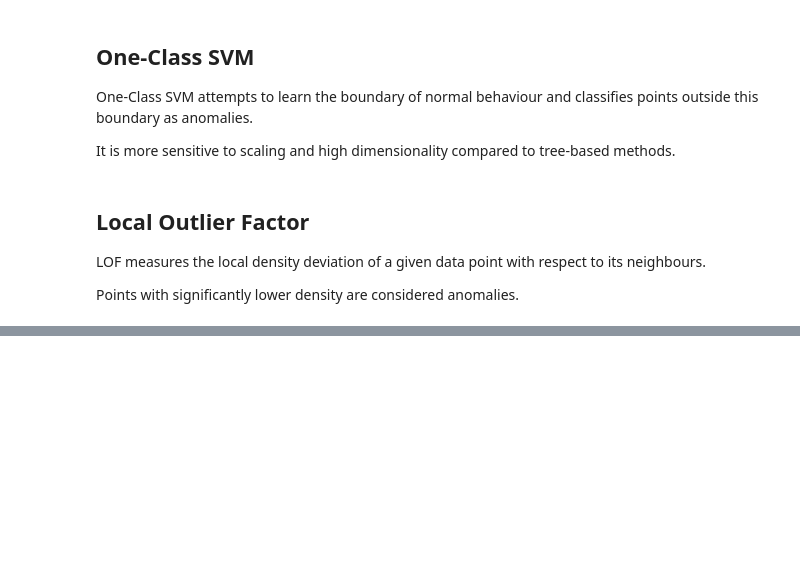
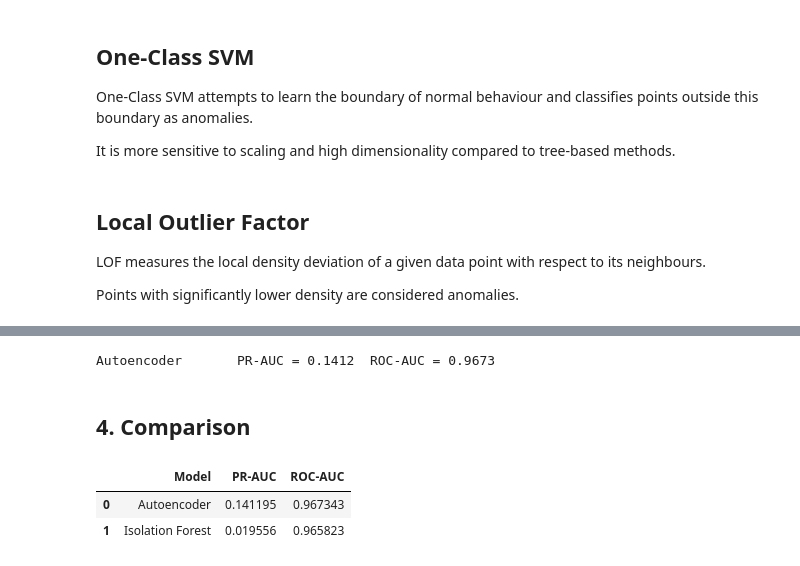
Before and after one commit to MarcLVR/financial-fraud-anomaly-detection, a Jupyter notebook: notebooks/04_anomaly_detection.ipynb, the cells around one changed output, grey strips where cells are left out. Drawn from its saved outputs; the diff is of its cells as text; code cells hidden in the pictures; blank space fills up the shorter version.

```diff
--- a/notebooks/04_anomaly_detection.ipynb
+++ b/notebooks/04_anomaly_detection.ipynb
@@ -117,12 +190,40 @@ y_pred_ae = (mse > threshold).astype(int)
 # %%
-comparison = pd.DataFrame({
-    "Model": ["Isolation Forest", "One-Class SVM", "LOF", "Autoencoder"],
-    "PR-AUC": [
-        average_precision_score(y_test, y_pred_iso),
-        average_precision_score(y_test, y_pred_svm),
-        average_precision_score(y_test, y_pred_lof),
-        average_precision_score(y_test, y_pred_ae),
-    ]
-})
+def reconstruction_error(model, X: pd.DataFrame) -> np.ndarray:
+    """
+    Return the per-row mean squared reconstruction error.
 
-comparison.sort_values(by="PR-AUC", ascending=False)
+    Parameters
+    ----------
+    model : tf.keras.Model
+        A trained autoencoder mapping ``X`` back to itself.
+    X : pandas.DataFrame
+        Input data. Converted to a NumPy array internally so subtraction is
+        position-based and not subject to pandas index alignment.
+
+    Returns
+    -------
+    numpy.ndarray
+        One MSE value per row.
+    """
+    X_values = X.values
+    reconstruction = model.predict(X_values, verbose=0)
+    return np.mean((X_values - reconstruction) ** 2, axis=1)
+# %%
+ae_scores = reconstruction_error(autoencoder, X_test)
+ae_pr_auc = average_precision_score(y_test, ae_scores)
+ae_roc_auc = roc_auc_score(y_test, ae_scores)
+print(f"Autoencoder       PR-AUC = {ae_pr_auc:.4f}  ROC-AUC = {ae_roc_auc:.4f}")
+# %% [output]
+Autoencoder       PR-AUC = 0.1412  ROC-AUC = 0.9673
+# %% [markdown]
+## 4. Comparison
+# %%
+results = pd.DataFrame([
+    {"Model": "Isolation Forest", "PR-AUC": iso_pr_auc, "ROC-AUC": iso_roc_auc},
+    {"Model": "Autoencoder",      "PR-AUC": ae_pr_auc,  "ROC-AUC": ae_roc_auc},
+]).sort_values("PR-AUC", ascending=False).reset_index(drop=True)
+results
+# %% [output]
+|  | Model | PR-AUC | ROC-AUC |
+| 0 | Autoencoder | 0.141195 | 0.967343 |
+| 1 | Isolation Forest | 0.019556 | 0.965823 |
```
Also changed, not shown: parts of 14 cells of this notebook, 13 other files.
